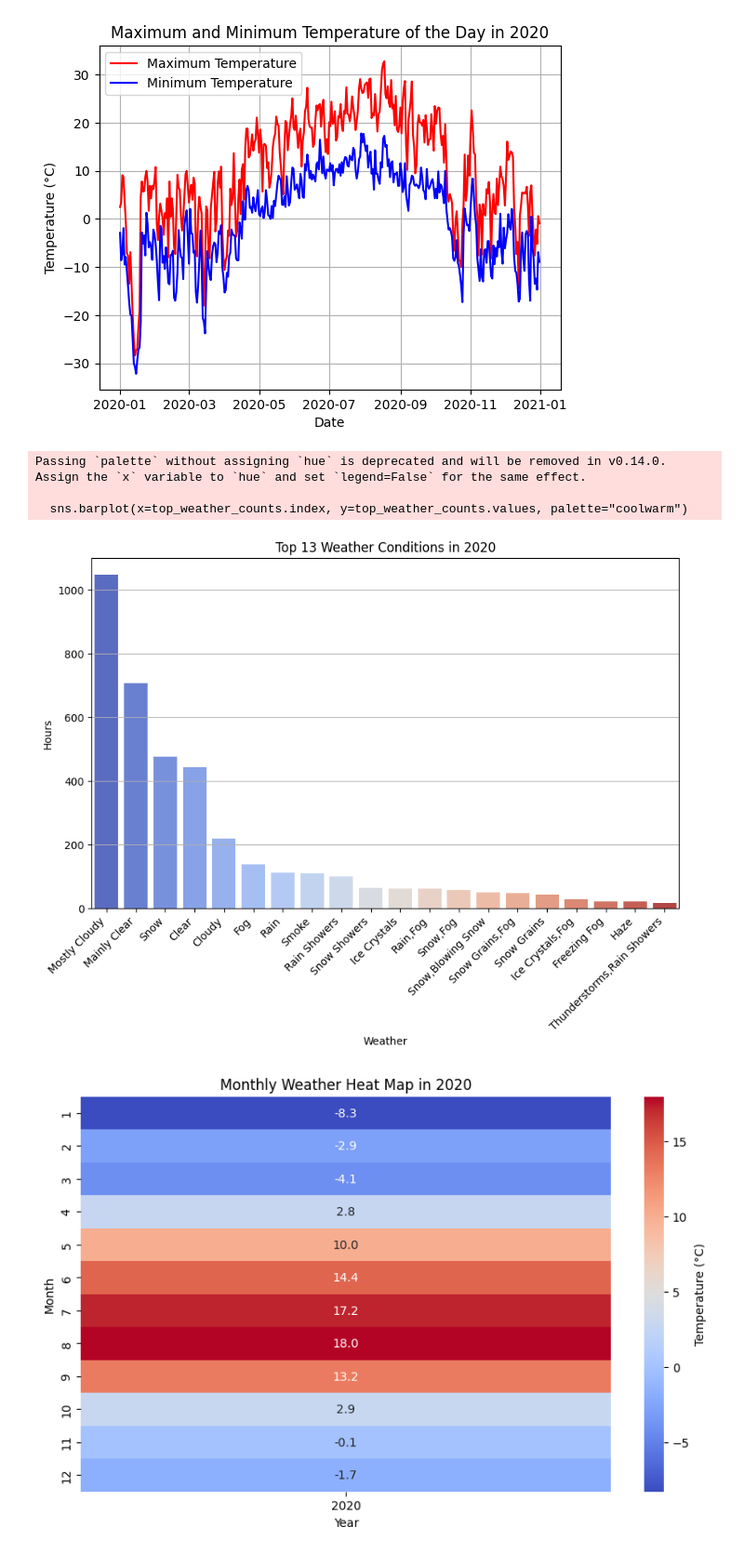
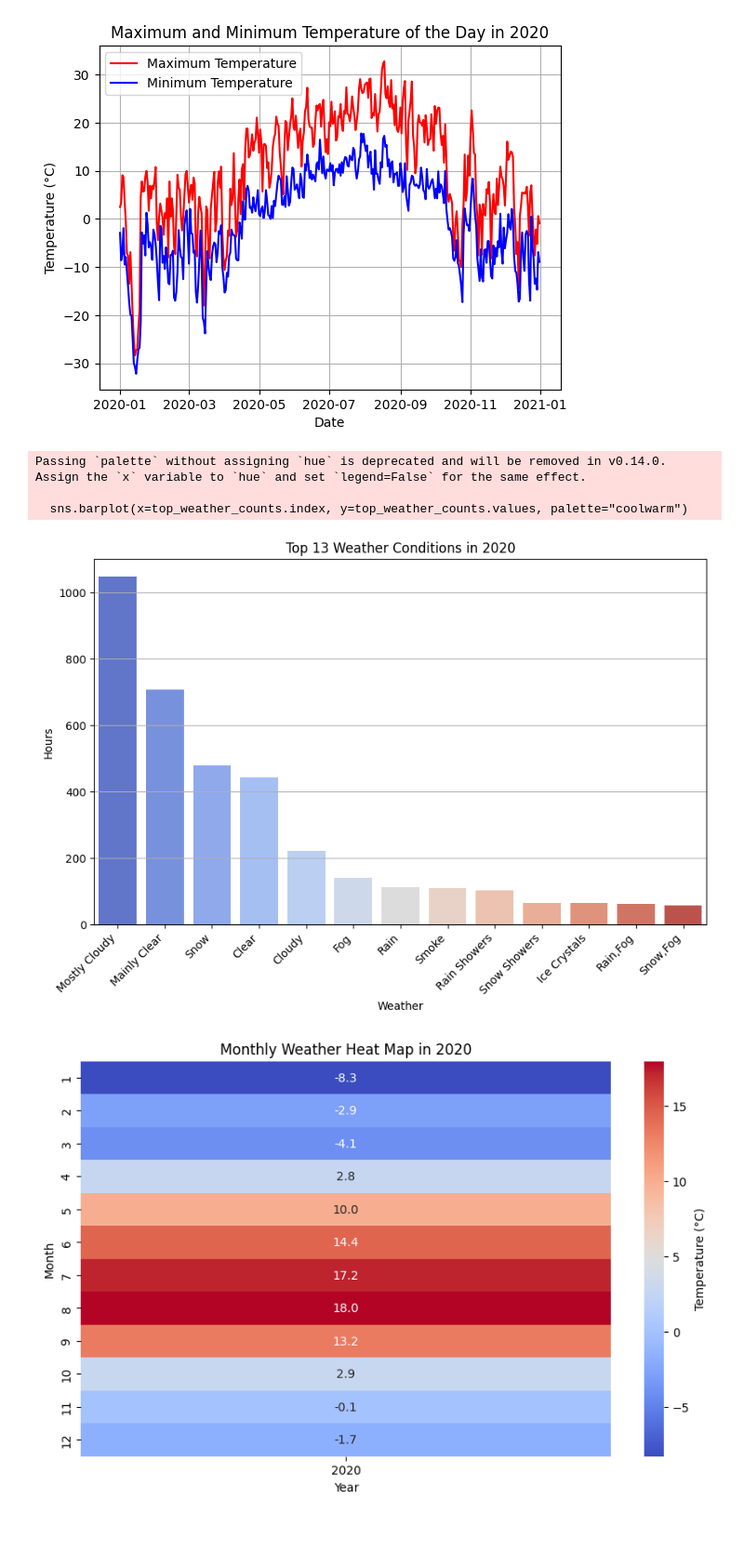
Before and after one commit to gaoqian310/utility_price_forecast, a Jupyter notebook: weather/weather_data_analysis.ipynb, the cells around one changed output. Shown at 93% size. Cells and saved outputs as stored; diff of their text form; code cells hidden in the pictures; blank space fills up the shorter version.

Commit message:
fix weather count

```diff
--- a/weather/weather_data_analysis.ipynb
+++ b/weather/weather_data_analysis.ipynb
@@ -106,23 +114,26 @@ plt.show()
 # %% [output]
 [figure]
 # %%
-# Get the top 13 weather conditions
-top_weather_counts = weather_counts.head(20)
+# Calculate the weather counts
+weather_counts = df["Weather"].value_counts()
+
+# Get the top x weather conditions
+top_weather_counts = weather_counts.head(13)
 
 # Plot the top weather summary
 plt.figure(figsize=(10, 6))
 sns.barplot(x=top_weather_counts.index, y=top_weather_counts.values, palette="coolwarm")
 plt.xlabel("Weather")
 plt.ylabel("Hours")
 plt.title("Top 13 Weather Conditions in 2020")
 plt.xticks(rotation=45, ha="right")
 plt.grid(axis="y")
 plt.show()
 # %% [output]
 Passing `palette` without assigning `hue` is deprecated and will be removed in v0.14.0. Assign the `x` variable to `hue` and set `legend=False` for the same effect.
 
   sns.barplot(x=top_weather_counts.index, y=top_weather_counts.values, palette="coolwarm")
-[figure, old version]
+[figure, new version]
 # %%
 # Create a pivot table to aggregate temperature data by month
 monthly_weather = df.pivot_table(index=df["Date"].dt.month, columns=df["Date"].dt.year, values="Temp (°C)", aggfunc="mean")
```
Also changed, not shown: parts of 1 cell of this notebook.
